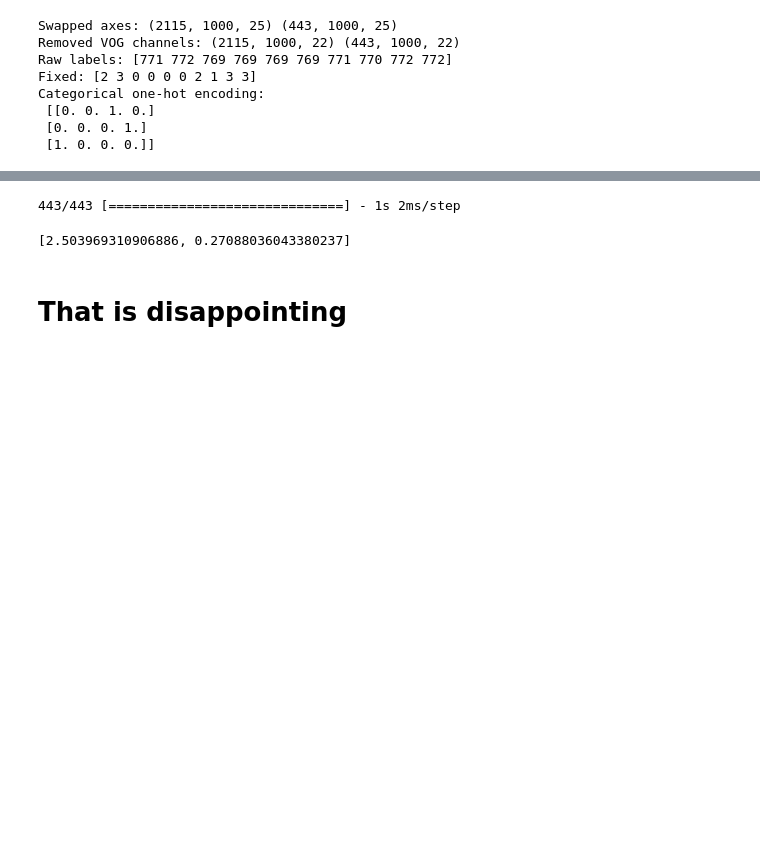
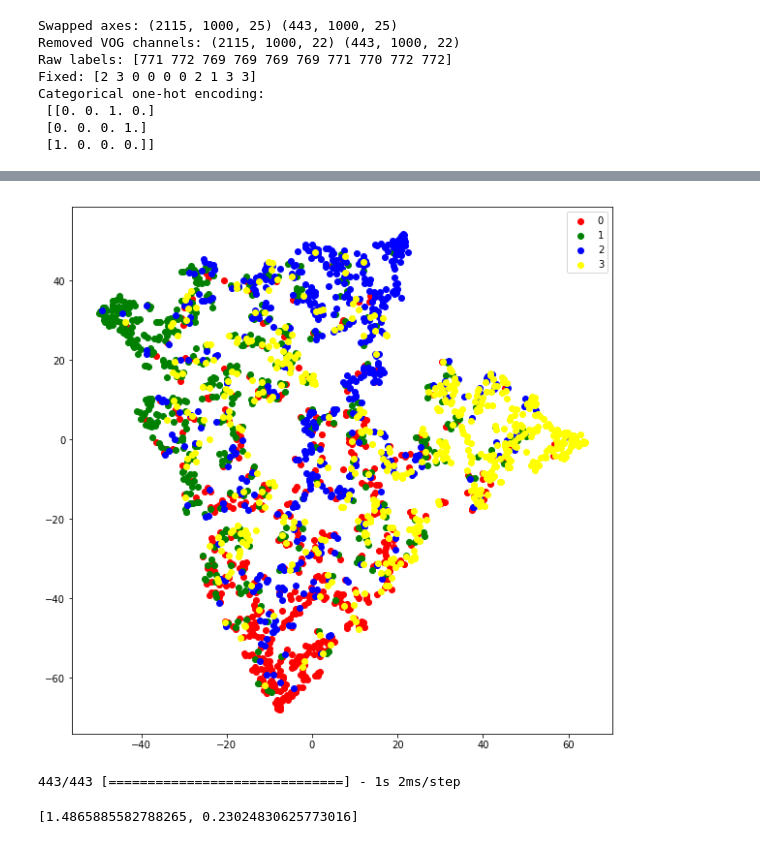
Before and after one commit to ltecot/eeg_project, a Jupyter notebook: EEG_loading.ipynb, the cells around one changed output, grey strips where cells are left out. Saved outputs shown, nothing was run; the diff lists cells and outputs as text; code cells hidden in the pictures; blank space fills up the shorter version.

```diff
--- a/EEG_loading.ipynb
+++ b/EEG_loading.ipynb
@@ -73,18 +72,19 @@ from keras.utils import to_categorical
 # %%
 # RNN model parameters
-k_hidden_size = 100
+k_hidden_size = 200
 k_input_shape = k_X_train.shape[1:]
 
 # RNN model
 model = Sequential()
-model.add(SimpleRNN(k_hidden_size, input_shape=k_input_shape))
+model.add(LSTM(k_hidden_size, input_shape=k_input_shape))
 model.add(Dense(4, activation='softmax'))
 
+model.summary()
 model.compile(loss = 'categorical_crossentropy',
               optimizer='adam',
               metrics=['accuracy'],
              )
 
 
-model.fit(k_X_train, k_y_train_categ, epochs=100)
+model.fit(k_X_train, k_y_train_categ, epochs=5)
 # %% [output]
@@ -108 +108,8 @@ Epoch 100/100
 <keras.callbacks.History at 0x...>
+# %%
+layer_name = 'dense_6'
+intermediate_layer_model = Model(inputs=model.input,
+                                 outputs=model.get_layer(layer_name).output)
+intermediate_output = intermediate_layer_model.predict(k_X_train)
+# %%
+X_embedded = TSNE(n_components=2, verbose=1).fit_transform(intermediate_output)
@@ -109,10 +126,20 @@ Epoch 100/100
+# %%
+target_ids = [0, 1, 2, 3]
+colors = ['red', 'green', 'blue', 'yellow']
+labels = list(map(str, target_ids))
+
+fig = plt.figure(figsize=(10, 10))
+for i, c, label in zip(target_ids, colors, labels):
+    plt.scatter(X_embedded[k_y_train== i, 0], X_embedded[k_y_train== i, 1], c=c, label=label)
+
+plt.legend()
+
+plt.show()
+# %% [output]
+[figure, added]
 # %%
-
 # evaluate
-
-model.evaluate(k_X_test, k_y_test_categ, verbose=1)
+model.evaluate(k_X_test, k_y_test_categ)
 # %% [output]
 443/443 [==============================] - 1s 2ms/step
-[2.503969310906886, 0.27088036043380237]
+[1.4865885582788265, 0.23024830625773016]
-# %% [markdown]
-# That is disappointing
```
Also changed, not shown: parts of 5 cells of this notebook.
